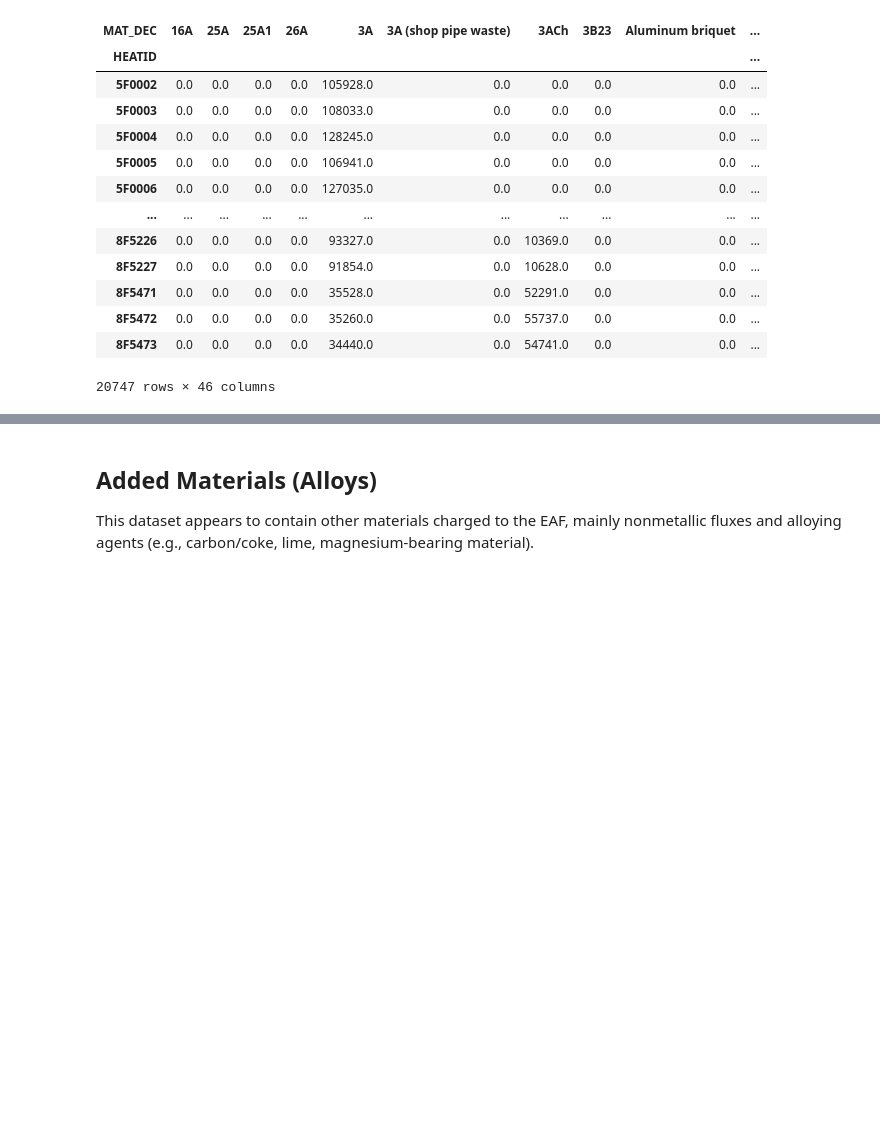
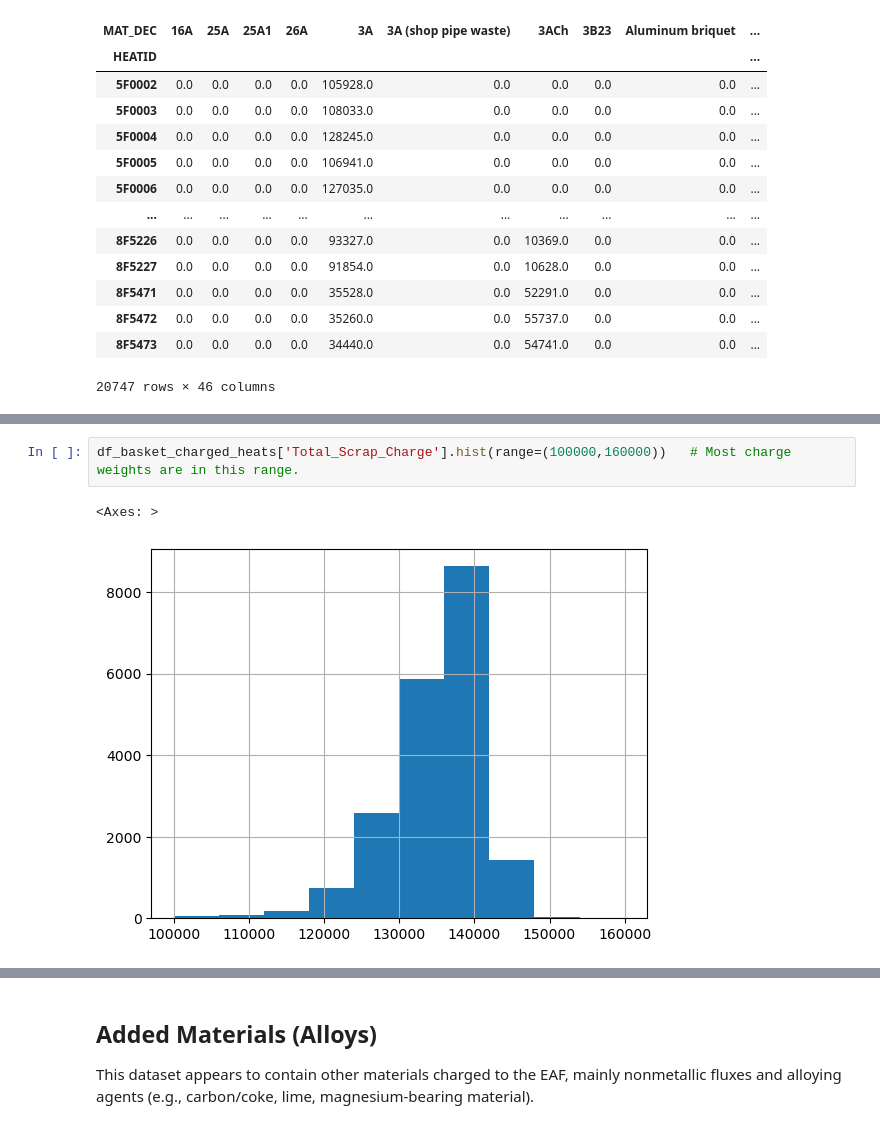
Before and after one commit to Jilai01/CHE1147-Team-8, a Jupyter notebook: EAF_energy_model.ipynb, the cells around one changed output, grey strips where cells are left out. Cells and saved outputs as stored; diff of their text form; blank space fills up the shorter version.

```diff
--- a/EAF_energy_model.ipynb
+++ b/EAF_energy_model.ipynb
@@ -77,3 +95,8 @@ df_basket_charged_heats
+# %%
+df_basket_charged_heats['Total_Scrap_Charge'].hist(range=(100000,160000))   # Most charge weights are in this range.
+# %% [output]
+<Axes: >
+[figure, added]
 # %%
 df_basket_charged_heats.mean()[df_basket_charged_heats.mean()>0].sort_values(ascending=False)[:10].plot.bar();
 # %% [output]
```
Also changed, not shown: parts of 12 cells of this notebook.
